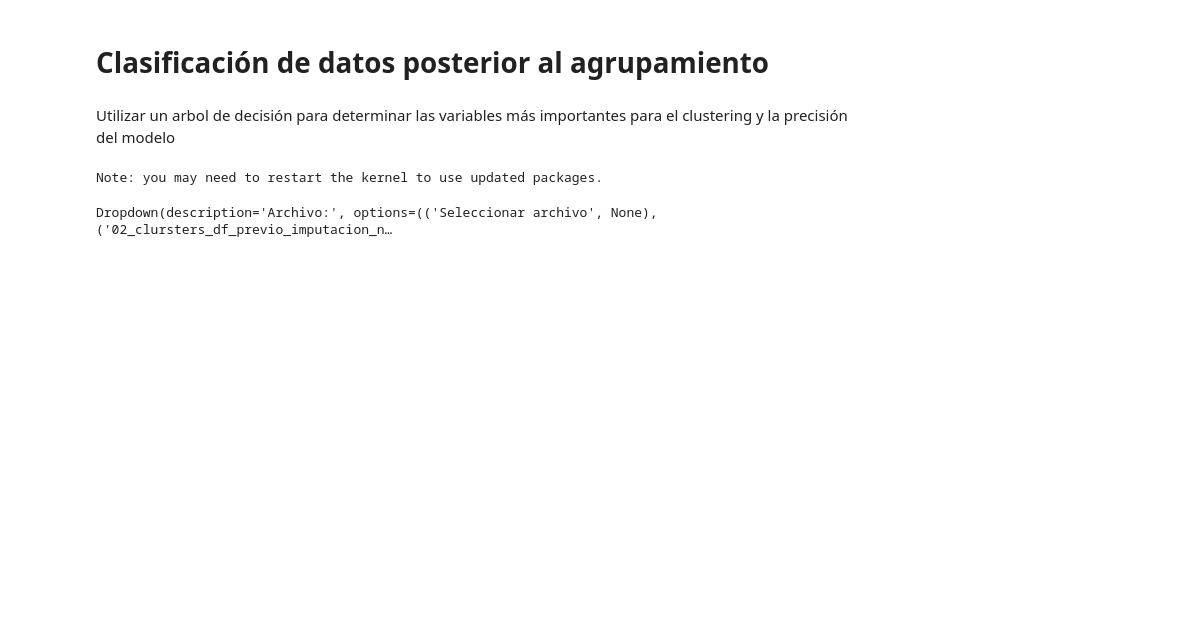
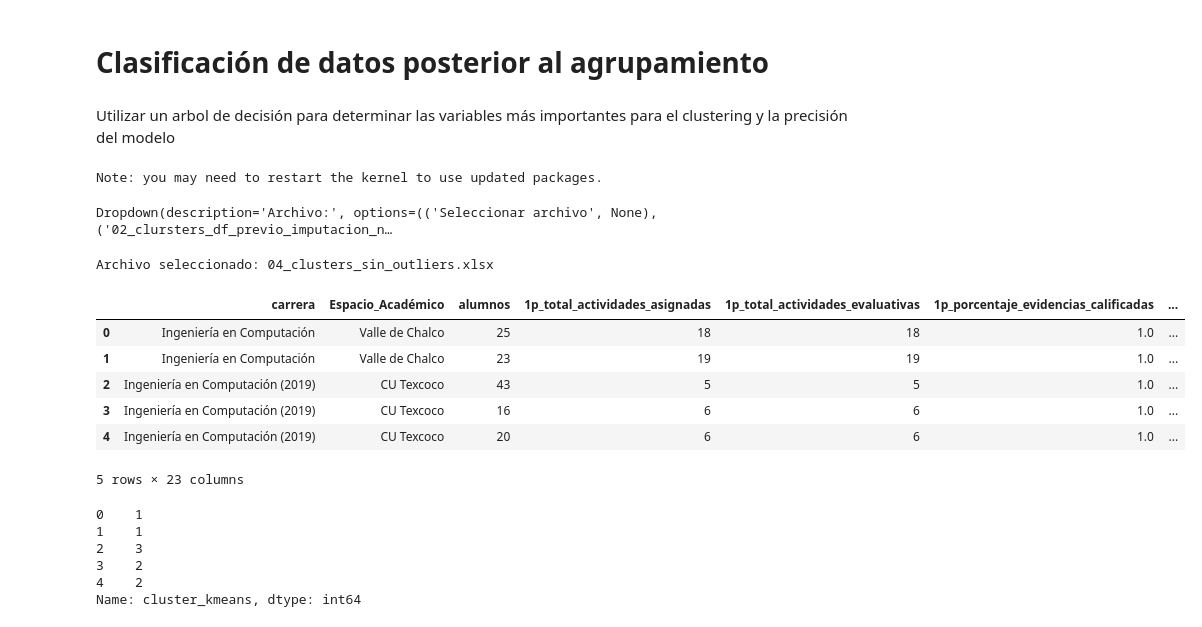
Before and after one commit to ArturoG1z/Proyecto-CyAD, a Jupyter notebook: Notebooks/04-Validacion-Decission-Tree-Clasifier.ipynb, the cells around one changed output. Saved outputs shown, nothing was run; the diff lists cells and outputs as text; code cells hidden in the pictures; blank space fills up the shorter version.

```diff
--- a/Notebooks/04-Validacion-Decission-Tree-Clasifier.ipynb
+++ b/Notebooks/04-Validacion-Decission-Tree-Clasifier.ipynb
@@ -5,32 +5,58 @@ Utilizar un arbol de decisión para determinar las variables más importantes pa
 # %%
 import os
 import sys
+import pandas as pd
+import numpy as np
 %pip install -q ipywidgets
 import ipywidgets as widgets
 
 directorio = '../Results'
 # directorio = '/content'
 
 # Leer archivos xlsx dentro de la carpeta Data
 files = os.listdir(directorio)
 files = [f for f in files if f.endswith('.xlsx')]
 
 # Seleccionar archivo a leer
 dropdown = widgets.Dropdown(
   options=[('Seleccionar archivo', None)] + [(f, f) for f in files],
   description='Archivo:',
   disabled=False,
 )
 nombre_archivo = '';
 def on_change(change):
   if change['type'] == 'change' and change['name'] == 'value':
     if change['new'] is not None:
       global nombre_archivo
+      global X
+      global y
       nombre_archivo = change['new']
       print('Archivo seleccionado:', nombre_archivo)
+      ruta = os.path.join(directorio, nombre_archivo)
 
+      # Data split y seleccion de modelos
+      dataset = pd.read_excel(ruta)
+
+      X = dataset.drop(columns=['cluster_kmeans', 'cluster_hc', 'Comunidad'])
+      y = dataset['cluster_kmeans']
+      display(X.head())
+      display(y.head())
 dropdown.observe(on_change)
 display(dropdown)
 # %% [output]
 Note: you may need to restart the kernel to use updated packages.
 Dropdown(description='Archivo:', options=(('Seleccionar archivo', None), ('02_clursters_df_previo_imputacion_n…
+Archivo seleccionado: 04_clusters_sin_outliers.xlsx
+|  | carrera | Espacio_Académico | alumnos | 1p_total_actividades_asignadas | 1p_total_actividades_evaluativas | 1p_porcentaje_evidencias_calificadas | ... |
+| 0 | Ingeniería en Computación | Valle de Chalco | 25 | 18 | 18 | 1.0 | ... |
+| 1 | Ingeniería en Computación | Valle de Chalco | 23 | 19 | 19 | 1.0 | ... |
+| 2 | Ingeniería en Computación (2019) | CU Texcoco | 43 | 5 | 5 | 1.0 | ... |
+| 3 | Ingeniería en Computación (2019) | CU Texcoco | 16 | 6 | 6 | 1.0 | ... |
+| 4 | Ingeniería en Computación (2019) | CU Texcoco | 20 | 6 | 6 | 1.0 | ... |
+5 rows × 23 columns
+0    1
+1    1
+2    3
+3    2
+4    2
+Name: cluster_kmeans, dtype: int64
```
Also changed, not shown: parts of 5 cells of this notebook.
